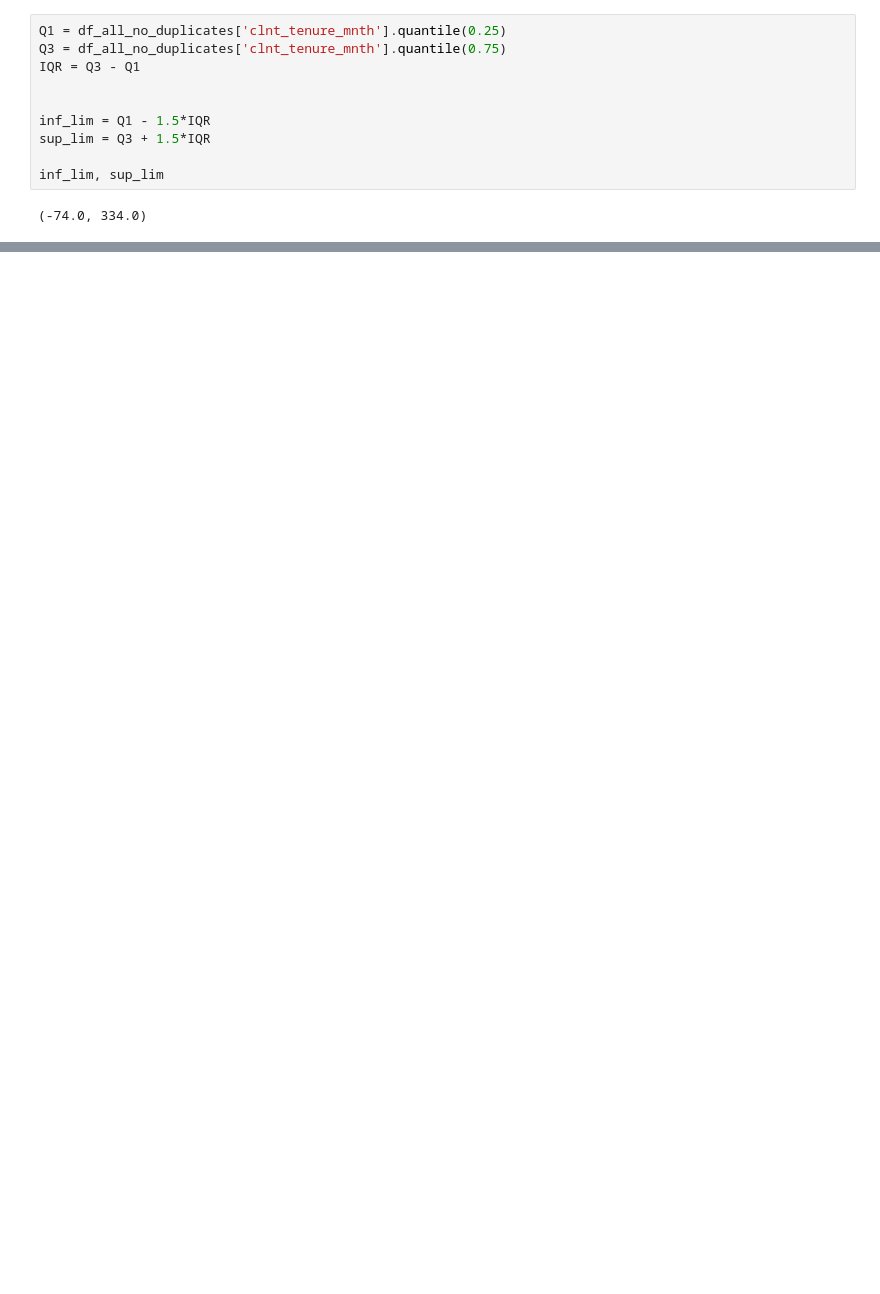
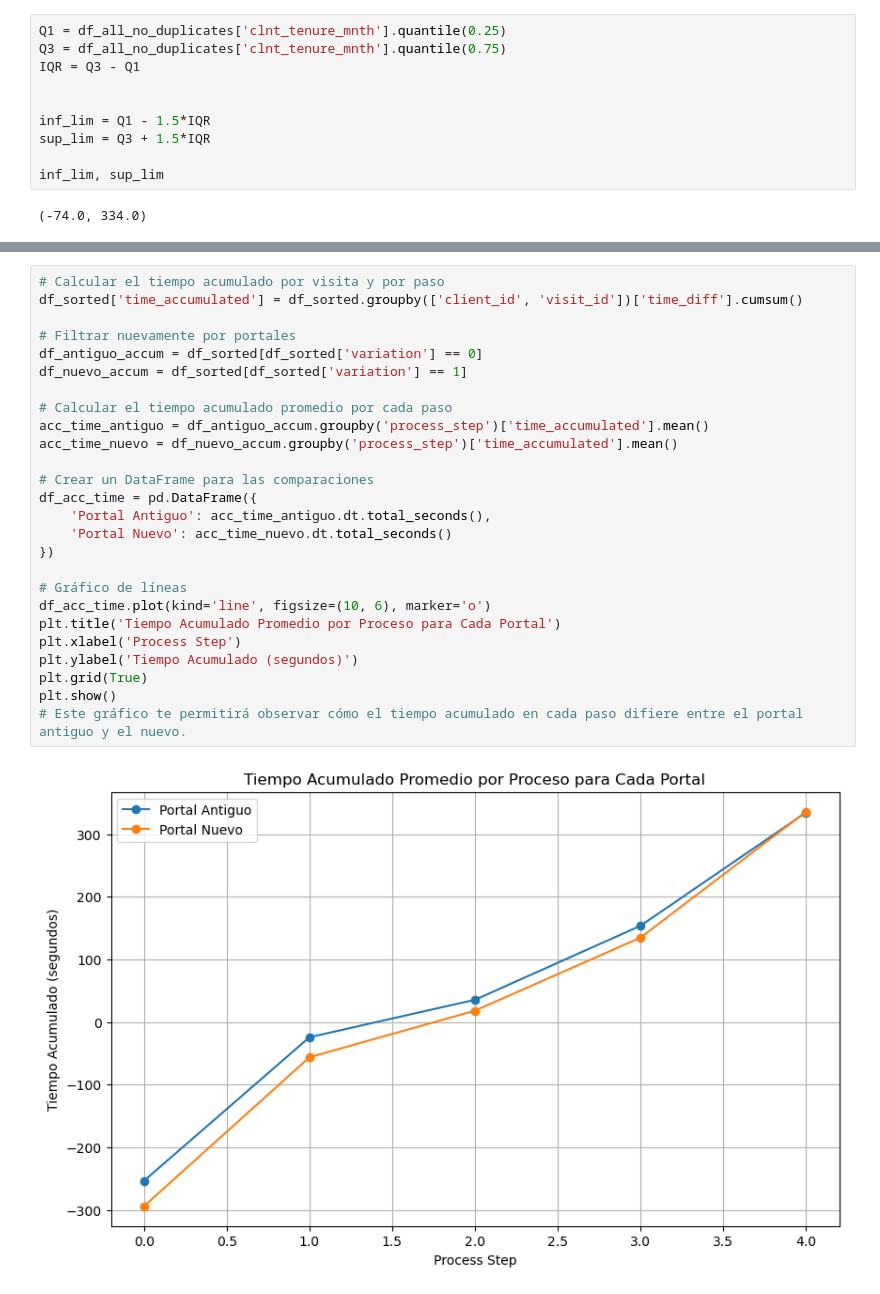
Before and after one commit to ivanalonsom/Project5_EDA_Inferential_Stats, a Jupyter notebook: main.ipynb, the cells around one changed output, grey strips where cells are left out. Cells and saved outputs as stored; diff of their text form; blank space fills up the shorter version.

```diff
--- a/main.ipynb
+++ b/main.ipynb
@@ -147,0 +384,28 @@ inf_lim, sup_lim
+# %%
+# Calcular el tiempo acumulado por visita y por paso
+df_sorted['time_accumulated'] = df_sorted.groupby(['client_id', 'visit_id'])['time_diff'].cumsum()
+
+# Filtrar nuevamente por portales
+df_antiguo_accum = df_sorted[df_sorted['variation'] == 0]
+df_nuevo_accum = df_sorted[df_sorted['variation'] == 1]
+
+# Calcular el tiempo acumulado promedio por cada paso
+acc_time_antiguo = df_antiguo_accum.groupby('process_step')['time_accumulated'].mean()
+acc_time_nuevo = df_nuevo_accum.groupby('process_step')['time_accumulated'].mean()
+
+# Crear un DataFrame para las comparaciones
+df_acc_time = pd.DataFrame({
+    'Portal Antiguo': acc_time_antiguo.dt.total_seconds(),
+    'Portal Nuevo': acc_time_nuevo.dt.total_seconds()
+})
+
+# Gráfico de líneas
+df_acc_time.plot(kind='line', figsize=(10, 6), marker='o')
+plt.title('Tiempo Acumulado Promedio por Proceso para Cada Portal')
+plt.xlabel('Process Step')
+plt.ylabel('Tiempo Acumulado (segundos)')
+plt.grid(True)
+plt.show()
+# Este gráfico te permitirá observar cómo el tiempo acumulado en cada paso difiere entre el portal antiguo y el nuevo.
+# %% [output]
+[figure, added]
```
Also changed, not shown: parts of 22 cells of this notebook, 1 other file.
